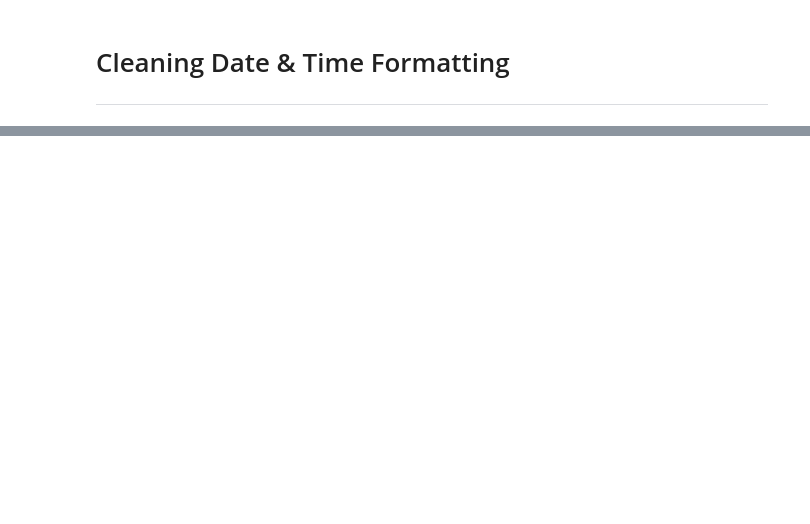
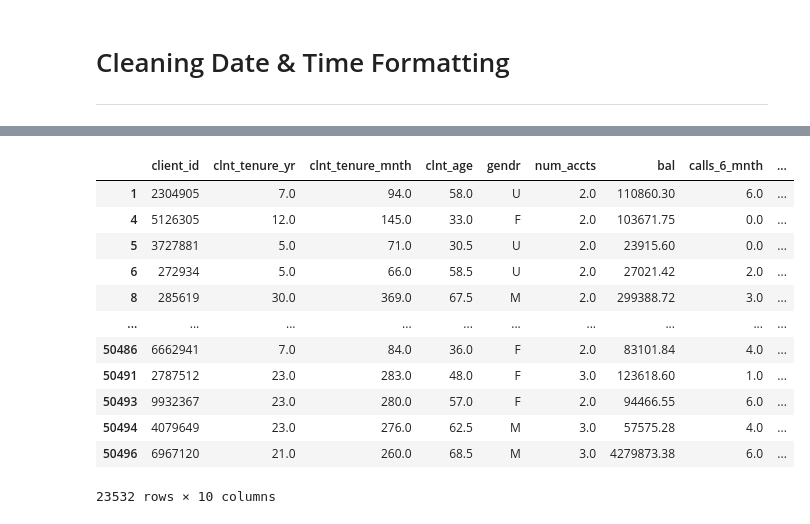
Before and after one commit to DarceeAnne/Vanguard_Investment_AB_Testing, a Jupyter notebook: Vanguard_Investment_AB_Testing.ipynb, the cells around one changed output, grey strips where cells are left out. Drawn from its saved outputs; the diff is of its cells as text; code cells hidden in the pictures; blank space fills up the shorter version.

```diff
--- a/Vanguard_Investment_AB_Testing.ipynb
+++ b/Vanguard_Investment_AB_Testing.ipynb
@@ -718,0 +782,19 @@ See the caveats in the documentation: https://pandas.pydata.org/pandas-docs/stab
+# %%
+# Client profile with variation == CONTROL
+
+control_group_prof = client_prof_variation[client_prof_variation['Variation'] == 'Control']
+display(control_group_prof)
+# %% [output]
+|  | client_id | clnt_tenure_yr | clnt_tenure_mnth | clnt_age | gendr | num_accts | bal | calls_6_mnth | ... |
+| 1 | 2304905 | 7.0 | 94.0 | 58.0 | U | 2.0 | 110860.30 | 6.0 | ... |
+| 4 | 5126305 | 12.0 | 145.0 | 33.0 | F | 2.0 | 103671.75 | 0.0 | ... |
+| 5 | 3727881 | 5.0 | 71.0 | 30.5 | U | 2.0 | 23915.60 | 0.0 | ... |
+| 6 | 272934 | 5.0 | 66.0 | 58.5 | U | 2.0 | 27021.42 | 2.0 | ... |
+| 8 | 285619 | 30.0 | 369.0 | 67.5 | M | 2.0 | 299388.72 | 3.0 | ... |
+| ... | ... | ... | ... | ... | ... | ... | ... | ... | ... |
+| 50486 | 6662941 | 7.0 | 84.0 | 36.0 | F | 2.0 | 83101.84 | 4.0 | ... |
+| 50491 | 2787512 | 23.0 | 283.0 | 48.0 | F | 3.0 | 123618.60 | 1.0 | ... |
+| 50493 | 9932367 | 23.0 | 280.0 | 57.0 | F | 2.0 | 94466.55 | 6.0 | ... |
+| 50494 | 4079649 | 23.0 | 276.0 | 62.5 | M | 3.0 | 57575.28 | 4.0 | ... |
+| 50496 | 6967120 | 21.0 | 260.0 | 68.5 | M | 3.0 | 4279873.38 | 6.0 | ... |
+23532 rows × 10 columns
```
Also changed, not shown: parts of 45 cells of this notebook.
